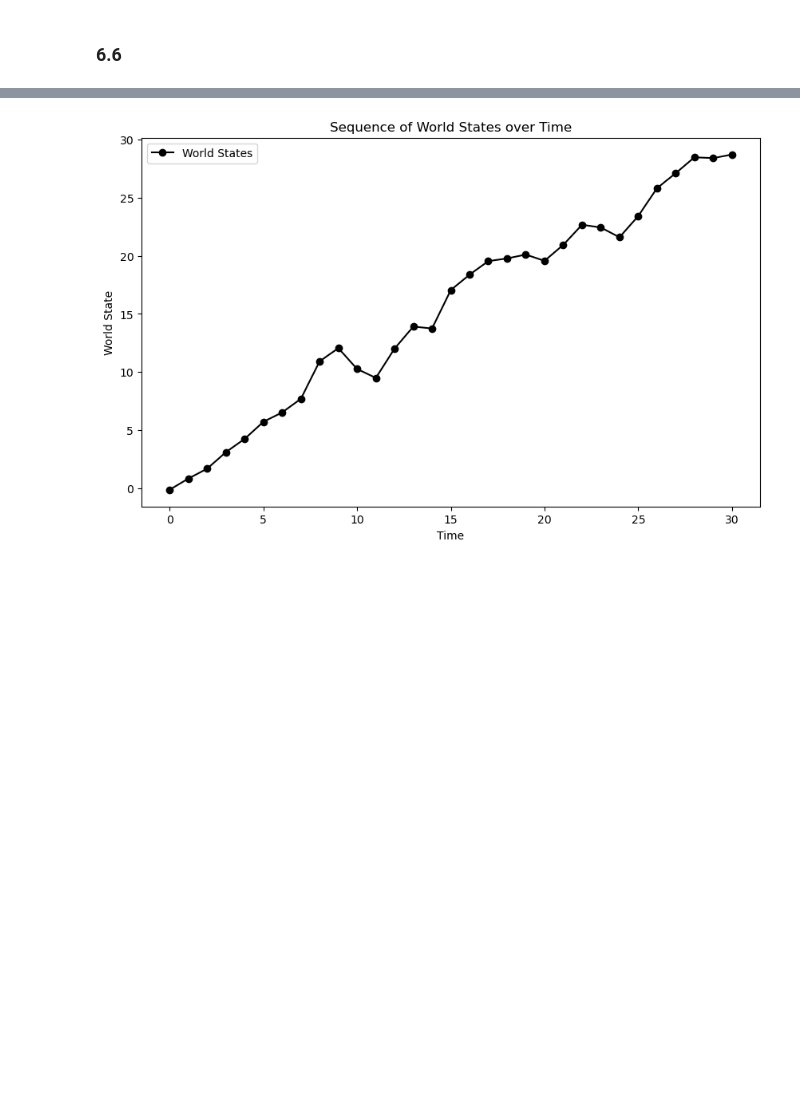
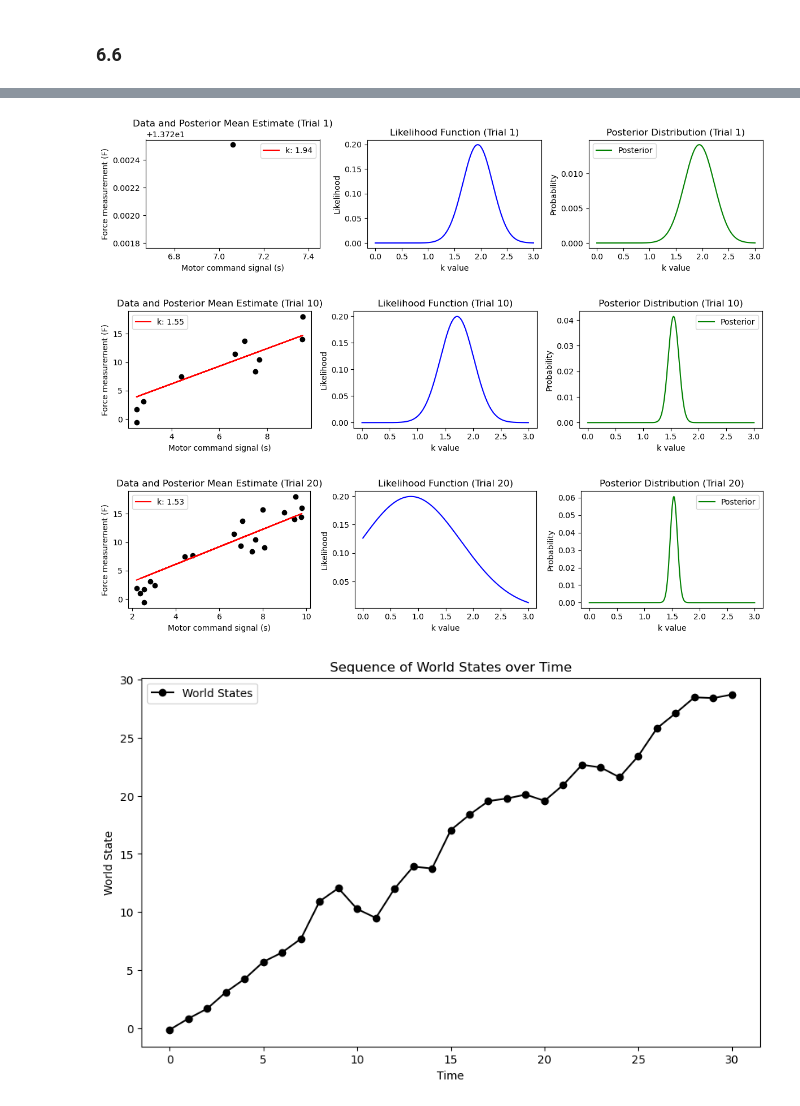
Before and after one commit to GreggEschelmuller/482D, a Jupyter notebook: problem-set-6.ipynb, the cells around one changed output, grey strips where cells are left out. Cells and saved outputs as stored; diff of their text form; code cells hidden in the pictures; blank space fills up the shorter version.

```diff
--- a/problem-set-6.ipynb
+++ b/problem-set-6.ipynb
@@ -194,3 +130,66 @@ plt.show()
+# %%
+n_trials = 20
+std_dev = 2
+k_values = np.linspace(0, 3, 300)
+
+s_values = np.random.uniform(2, 10, n_trials)
+force_measurements =  s_values*1.5 + np.random.normal(0, std_dev, n_trials)
+prior = np.ones_like(k_values)/len(k_values)
+
+
+
+# Initialize array to store posteriors
+posteriors = np.zeros((n_trials, len(k_values)))
+
+
+# Bayesian updating over trials
+for i in range(n_trials):
+    likelihood = norm.pdf(force_measurements[i], loc=k_values * s_values[i], scale=std_dev)
+
+    unnormalized_posterior = prior * likelihood
+    posterior = unnormalized_posterior / unnormalized_posterior.sum()
+
+    posteriors[i] = posterior
+
+    prior = posterior
+
+def pme(k_values, posterior):
+    return (k_values * posterior).sum()
+
+
+plot_trials = [0, 9, 19]
+
+for i in plot_trials:
+    plt.figure(figsize=(12, 3))
+
+    plt.subplot(1, 3, 1)
+    plt.scatter(s_values[:i+1], force_measurements[:i+1], color='black')
+    k_mean = pme(k_values, posteriors[i])
+    plt.plot(s_values[:i+1], k_mean * s_values[:i+1], color='red', label=f'k: {k_mean:.2f}')
+    plt.xlabel('Motor command signal (s)')
+    plt.ylabel('Force measurement (F)')
+    plt.title(f'Data and Posterior Mean Estimate (Trial {i+1})')
+    plt.legend()
+
+    plt.subplot(1, 3, 2)
+    likelihood = norm.pdf(force_measurements[i], loc=k_values * s_values[i], scale=std_dev)
+    plt.plot(k_values, likelihood, color='blue', label='Likelihood')
+    plt.xlabel('k value')
+    plt.ylabel('Likelihood')
+    plt.title(f'Likelihood Function (Trial {i+1})')
+
+    plt.subplot(1, 3, 3)
+    plt.plot(k_values, posteriors[i], color='green', label='Posterior')
+    plt.xlabel('k value')
+    plt.ylabel('Probability')
+    plt.title(f'Posterior Distribution (Trial {i+1})')
+    plt.legend()
+
+    plt.tight_layout()
+# %% [output]
+[figure, added]
+[figure, added]
+[figure, added]
 # %%
 # Parameters for part (a) only
 mu0 = 0
```
Also changed, not shown: parts of 10 cells of this notebook.
